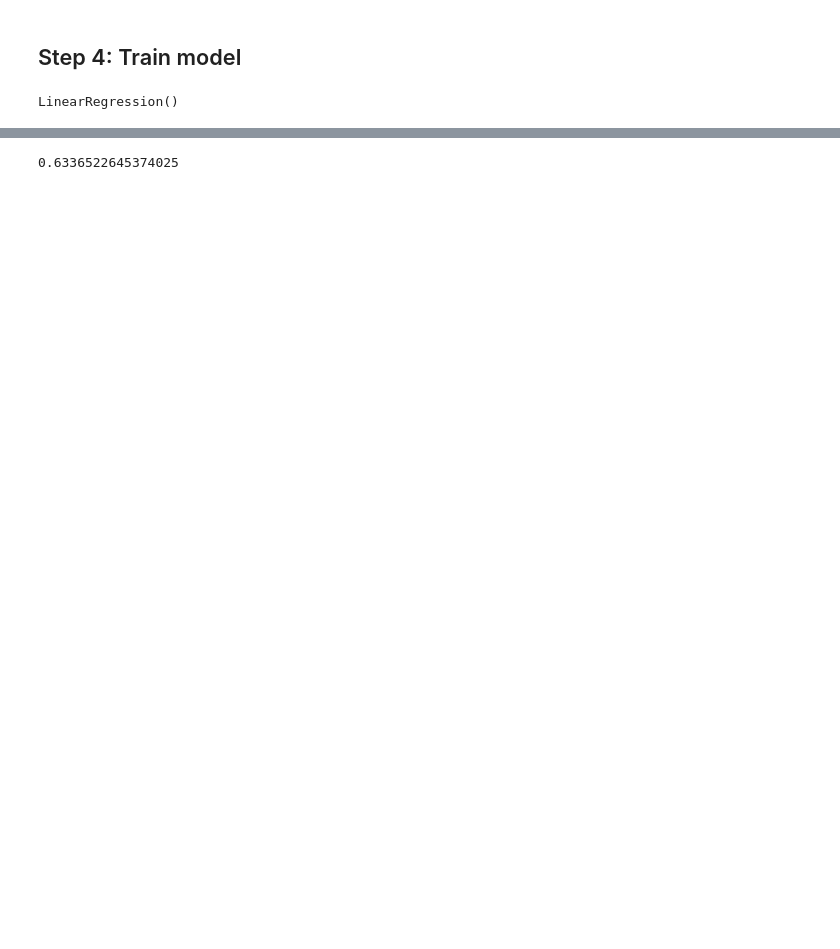
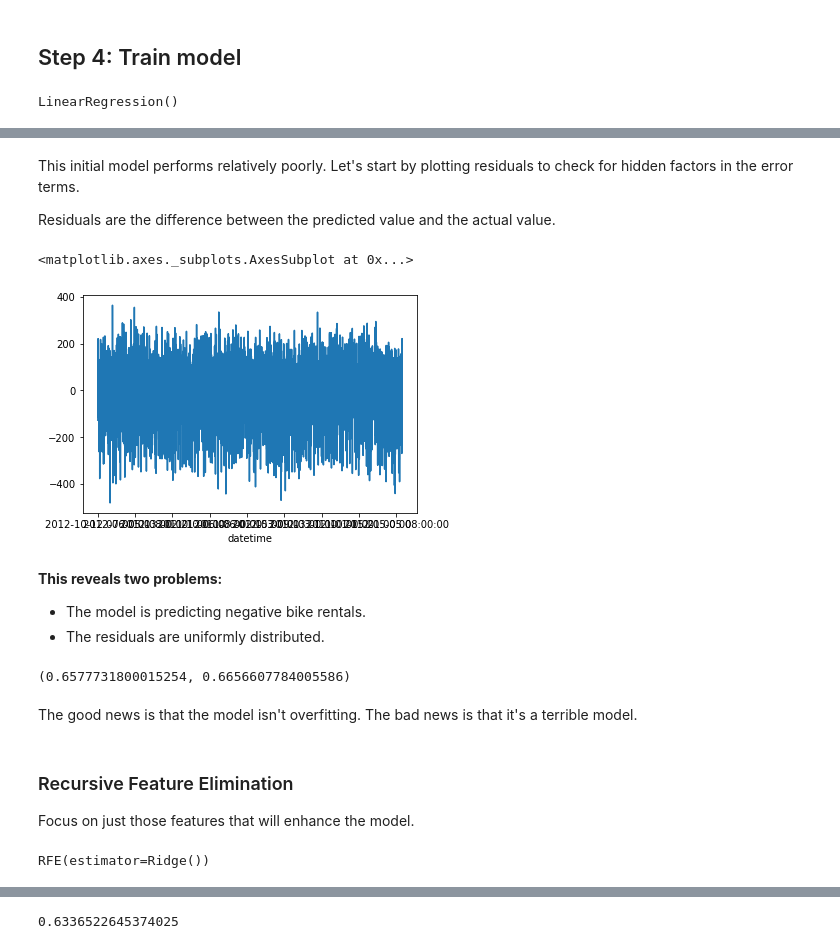
Before and after one commit to lara-ehr/capital-bikeshare, a Jupyter notebook: Bikeshare_Experimentation_TimeSeries.ipynb, the cells around one changed output, grey strips where cells are left out. Cells and saved outputs as stored; diff of their text form; code cells hidden in the pictures; blank space fills up the shorter version.

Commit message:
added further feature engineering and linear regression modelling

```diff
--- a/Bikeshare_Experimentation_TimeSeries.ipynb
+++ b/Bikeshare_Experimentation_TimeSeries.ipynb
@@ -309,0 +326,40 @@ m_lin.score(Xtest_prep, ytest)
+# %% [markdown]
+This initial model performs relatively poorly. Let's start by plotting residuals to check for hidden factors in the error terms.
+
+Residuals are the difference between the predicted value and the actual value.
+# %%
+ypred = m_lin.predict(Xtrain_prep)
+resid = ypred - ytrain
+# %%
+y_vals = pd.concat([resid.reset_index(), pd.Series(ypred), ytrain.reset_index().drop(['datetime'], axis=1)], axis=1)
+y_vals.columns = ['datetime', 'residuals', 'y_predicted', 'y_true']
+y_vals = y_vals.set_index('datetime')
+# %%
+y_vals['residuals'].plot()
+# %% [output]
+<matplotlib.axes._subplots.AxesSubplot at 0x...>
+[figure, added]
+# %% [markdown]
+**This reveals two problems:**
+
+- The model is predicting negative bike rentals.
+- The residuals are uniformly distributed.
+# %%
+ridge = Ridge()
+
+ridge.fit(Xtrain_prep, ytrain)
+
+ridge.score(Xtest_prep, ytest), ridge.score(Xtrain_prep, ytrain)
+# %% [output]
+(0.6577731800015254, 0.6656607784005586)
+# %% [markdown]
+The good news is that the model isn't overfitting. The bad news is that it's a terrible model.
+# %% [markdown]
+### Recursive Feature Elimination
+
+Focus on just those features that will enhance the model.
+# %%
+rfe = RFE(ridge)
+rfe.fit(Xtrain_prep, ytrain)
+# %% [output]
+RFE(estimator=Ridge())
```
Also changed, not shown: parts of 29 cells of this notebook.
